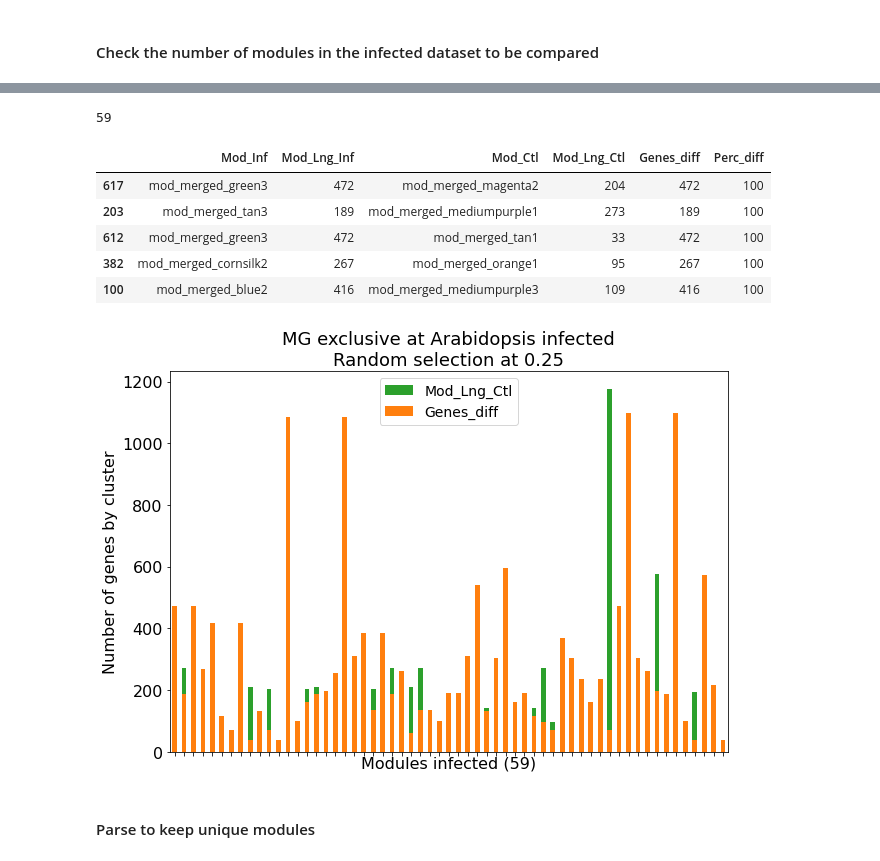
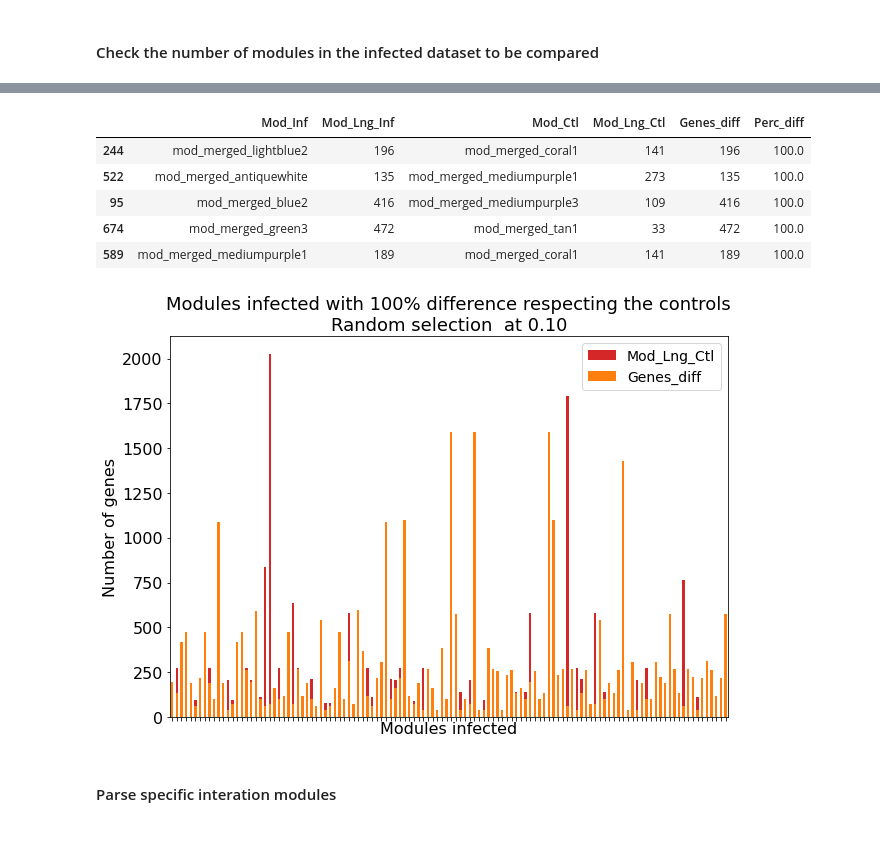
Before and after one commit to cyntsc/meta-analisis-athal, a Jupyter notebook: notebooks/8_modules_differentiation_mergedClusters.ipynb, the cells around one changed output, grey strips where cells are left out. Drawn from its saved outputs; the diff is of its cells as text; code cells hidden in the pictures.

```diff
--- a/notebooks/8_modules_differentiation_mergedClusters.ipynb
+++ b/notebooks/8_modules_differentiation_mergedClusters.ipynb
@@ -161,10 +139,10 @@ my_dict={}
 x = 1
 y = 1 # for assing unique keys to the dict
 
-# os.chdir("../Athal_infected_mods_merged_MatrixE")
-# print(os.getcwd())
-for file in dirListing_inf:    # files is each infected module
-    #print(file)
+os.chdir("../Athal_infected_mods_merged_MatrixE")
+print(os.getcwd())
+for file in dirListing_inf:    # Repeat for each infected module
+    print(file)
     # Prepare first set to be compared
     df1 = pd.read_csv(file, header=None)    ## nrows=100, usecols=[0,1]
     gene_list = df1[0].tolist()
@@ -173,19 +151,18 @@ for file in dirListing_inf:    # files is each infected module
     #print(uniqueGenes_inf)
     mod_inf_name = str(os.path.basename(file))
     mod_inf_name_lng = len(uniqueGenes_inf)
-    print("Infected Mod compare " + str(x) + ": " + mod_inf_name + ' have ' + str(mod_inf_name_lng) + ' unique genes')
+    print("Set " + str(x) + ": " + mod_inf_name + ' have ' + str(mod_inf_name_lng) + ' unique genes')
 
     ##################################
-    # Compare the specific infected mod against all the healthy preselected mods to the percentual diference
-    # Go to the folder <<control>> because is the one to be parsed
+    # Parse the specific infected set (module) against all the ctrl modules to get percentual diference
+    # Set in the folder <<control>> because of is the one to be parsed
     os.chdir("../Athal_healthy_mods_merged_MatrixD")
     for i in range (i_mods_to_parse):  #i_mods_to_parse
         mod_name = lst_mods_ctrl[i]
         #print("Ctrl mod: ", mod_name)
-        #call the function that load the healthy mod to be compared
+        #call the function that load the control module to be compared
         uniqueGenes_ctr = load_ctl_mod_to_compare(mod_name)
         dif_AB = len(uniqueGenes_inf - uniqueGenes_ctr)
-        # Make the module logic comparition
         if mod_inf_name_lng == dif_AB:
             PercDif_AB = 100
         else :
@@ -193,8 +170,8 @@ for file in dirListing_inf:    # files is each infected module
         # mod_inf_name, mod_inf_name_lng,
         mod_ctl_name_lng = len(uniqueGenes_ctr)
         #print(mod_name, '\t', mod_ctl_name_lng,'\t',dif_AB,'\t', PercDif_AB)
-        # Insert the result of the comparition into a dicitonary for further analysis
-        #print(y)
+        # Insert the comparitions into a dicitonary for further analysis
+        print(y)
         my_dict[y] = {}
         my_dict[y]['Mod_Inf'] = mod_inf_name.rsplit( ".", 1 )[ 0 ]
         my_dict[y]['Mod_Lng_Inf'] = mod_inf_name_lng
@@ -207,7 +184,7 @@ for file in dirListing_inf:    # files is each infected module
 
     # Now change the directory bacause of another module of infected is going to be read
     os.chdir("../Athal_infected_mods_merged_MatrixE")
-    x = x + 1    # to escape in the first infected mod
+    #x = x + 1    # to escape in the first infected mod
     #if x > 3: break
 #print(my_dict)
 print("done")
@@ -316,18 +280,14 @@ df_comp.head(5)
 # %%
-# ## selecting rows based on 100% difference
-# df_diff100 = df_comp   #[df_comp['Perc_diff'] == 100]
-# ## df_plt = df_diff100.head(n=30)
-# df_plt = df_diff100.sample(frac=0.25)
-
-# Get a fraction to plot
-df_plt = df_comp.sample(frac=0.25)
-print(str(len(df_plt)))
+# selecting rows based on condition
+df_diff100 = df_comp[df_comp['Perc_diff'] == 100]
+len(df_diff100)
+#df_plt = df_diff100.head(n=30)
+df_plt = df_diff100.sample(frac=0.50)
 df_plt.head(5)
 # %% [output]
-59
 |  | Mod_Inf | Mod_Lng_Inf | Mod_Ctl | Mod_Lng_Ctl | Genes_diff | Perc_diff |
-| 617 | mod_merged_green3 | 472 | mod_merged_magenta2 | 204 | 472 | 100 |
-| 203 | mod_merged_tan3 | 189 | mod_merged_mediumpurple1 | 273 | 189 | 100 |
-| 612 | mod_merged_green3 | 472 | mod_merged_tan1 | 33 | 472 | 100 |
-| 382 | mod_merged_cornsilk2 | 267 | mod_merged_orange1 | 95 | 267 | 100 |
-| 100 | mod_merged_blue2 | 416 | mod_merged_mediumpurple3 | 109 | 416 | 100 |
+| 244 | mod_merged_lightblue2 | 196 | mod_merged_coral1 | 141 | 196 | 100.0 |
+| 522 | mod_merged_antiquewhite | 135 | mod_merged_mediumpurple1 | 273 | 135 | 100.0 |
+| 95 | mod_merged_blue2 | 416 | mod_merged_mediumpurple3 | 109 | 416 | 100.0 |
+| 674 | mod_merged_green3 | 472 | mod_merged_tan1 | 33 | 472 | 100.0 |
+| 589 | mod_merged_mediumpurple1 | 189 | mod_merged_coral1 | 141 | 189 | 100.0 |
@@ -336,16 +294,16 @@ num_mods = (len(df_plt))
 # %%
-ax = df_plt.plot(x="Mod_Inf", y="Mod_Lng_Ctl", kind="bar", figsize=(10,7), color="C2")
+ax = df_plt.plot(x="Mod_Inf", y="Mod_Lng_Ctl", kind="bar", figsize=(10,7), color="C3")
 #df_plt.plot(x="Mod_Inf", y="Mod_Lng_Inf", kind="bar", ax=ax, color="C2")
 df_plt.plot(x="Mod_Inf", y="Genes_diff", kind="bar", ax=ax, color="C1")
 #df.plot(x="Mod_Inf", y="25%", kind="bar", ax=ax, color="C4")
-plt.title("MG exclusive at Arabidopsis infected\nRandom selection at 0.25",fontsize=18);
-plt.xlabel('Modules infected ('+ str(num_mods) +')',fontsize=16);
+plt.title("Modules infected with 100% difference respecting the controls\nRandom selection  at 0.10",fontsize=18);
+plt.xlabel('Modules infected',fontsize=16);
 #plt.xticks(rotation=55,fontsize=14);
 plt.xticks(visible=False)
-plt.ylabel('Number of genes by cluster',fontsize=16);
+plt.ylabel('Number of genes',fontsize=16);
 plt.yticks(fontsize=16);
 plt.legend(fontsize=14);
 # %% [output]
-[figure, old version]
+[figure, new version]
 # %% [markdown]
-#### Parse to keep unique modules
+#### Parse specific interation modules
```
Also changed, not shown: parts of 39 cells of this notebook, 39 other files.
